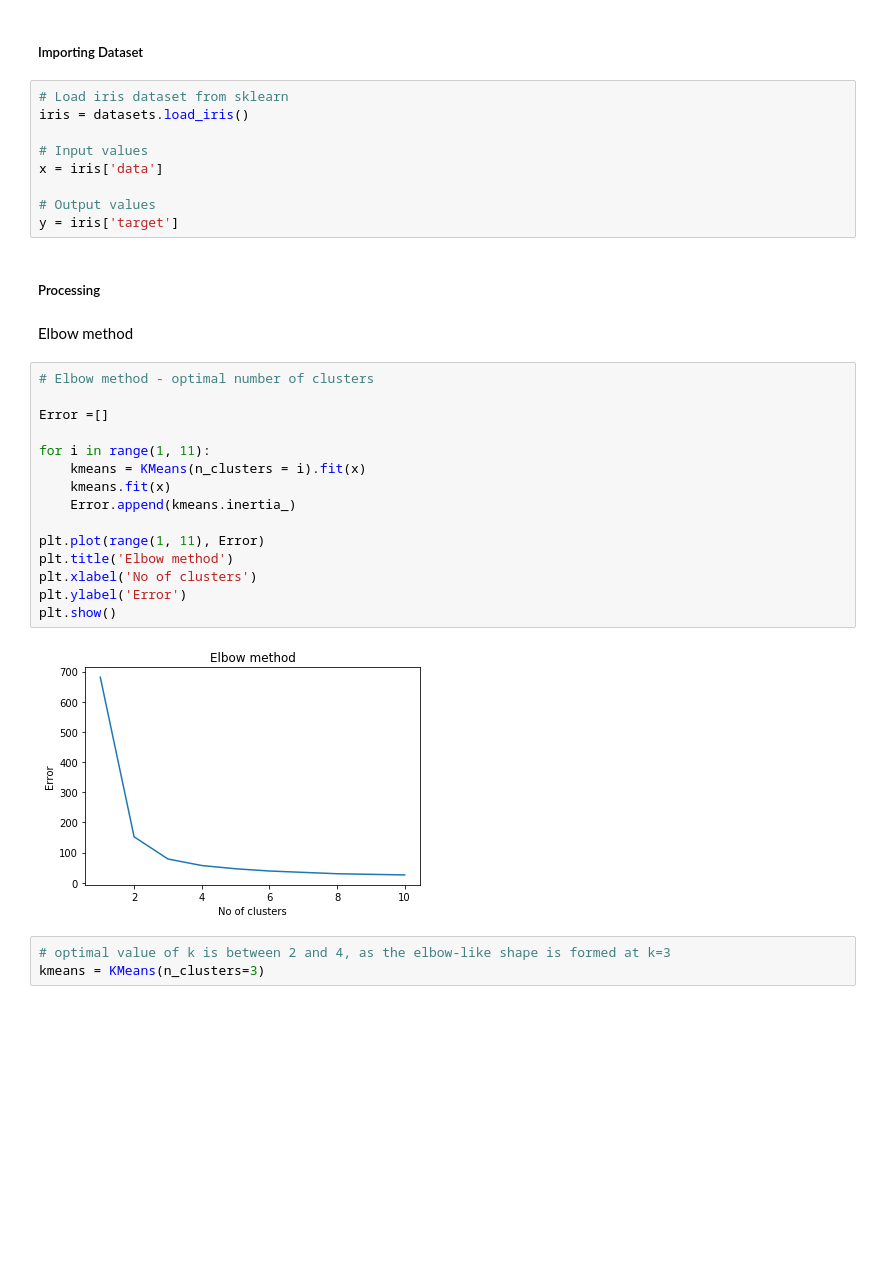
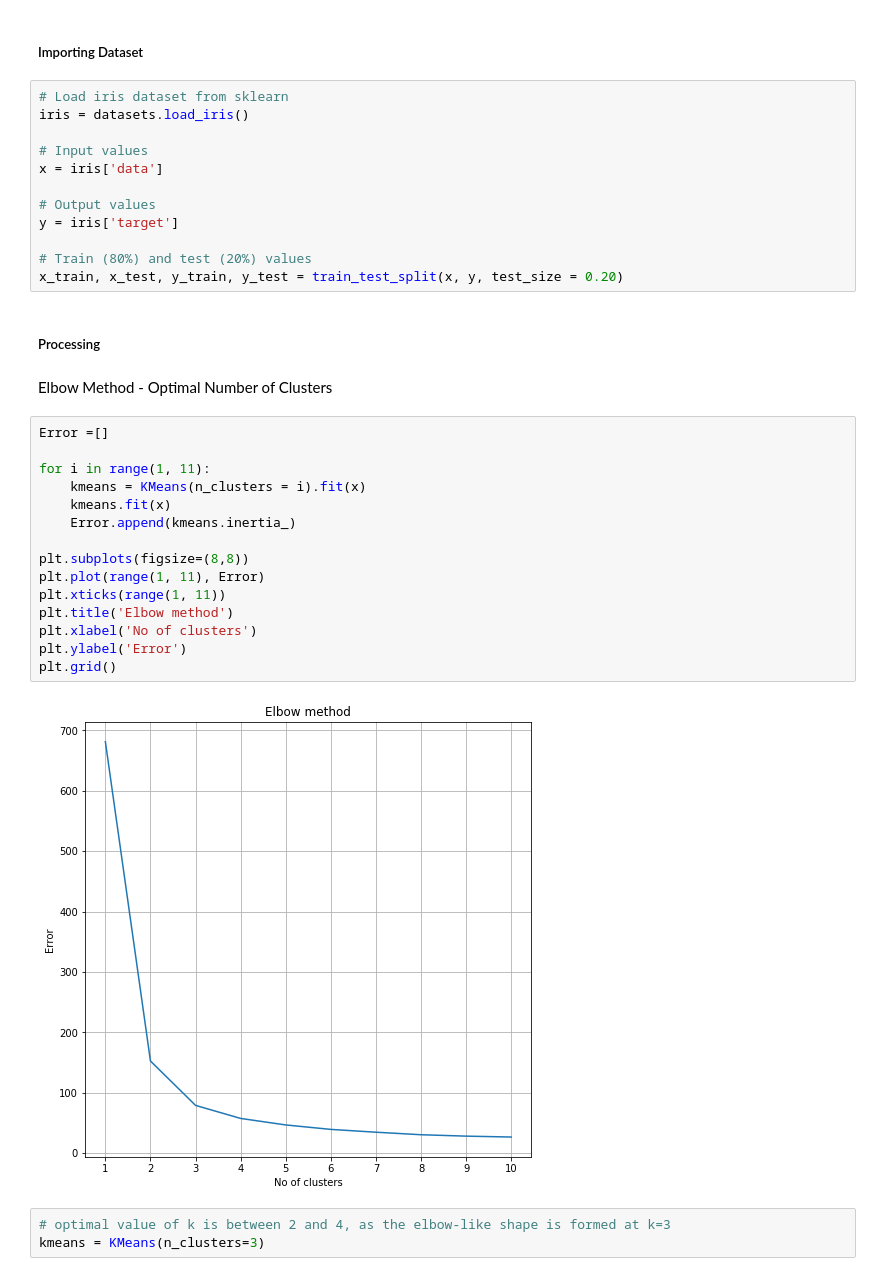
Before and after one commit to jefmenegazzo/Artificial-Intelligence-Methods-and-Techniques, a Jupyter notebook: K-Means Clustering/K-Means Clustering - Iris Dataset.ipynb, the cells around one changed output. Drawn from its saved outputs; the diff is of its cells as text; blank space fills up the shorter version.

```diff
--- a/K-Means Clustering/K-Means Clustering - Iris Dataset.ipynb
+++ b/K-Means Clustering/K-Means Clustering - Iris Dataset.ipynb
@@ -29,27 +33,30 @@ x = iris['data']
 
 # Output values
 y = iris['target']
+
+# Train (80%) and test (20%) values
+x_train, x_test, y_train, y_test = train_test_split(x, y, test_size = 0.20)
 # %% [markdown]
 <h5>Processing</h5>
-# %% [markdown]
-Elbow method
+# %% [markdown]
+Elbow Method - Optimal Number of Clusters
 # %%
-# Elbow method - optimal number of clusters
-
 Error =[]
 
 for i in range(1, 11):
     kmeans = KMeans(n_clusters = i).fit(x)
     kmeans.fit(x)
     Error.append(kmeans.inertia_)
 
+plt.subplots(figsize=(8,8))
 plt.plot(range(1, 11), Error)
+plt.xticks(range(1, 11))
 plt.title('Elbow method')
 plt.xlabel('No of clusters')
 plt.ylabel('Error')
-plt.show()
+plt.grid()
 # %% [output]
-[figure, old version]
+[figure, new version]
 # %%
 # optimal value of k is between 2 and 4, as the elbow-like shape is formed at k=3
 kmeans = KMeans(n_clusters=3)
```
Also changed, not shown: parts of 9 cells of this notebook.
